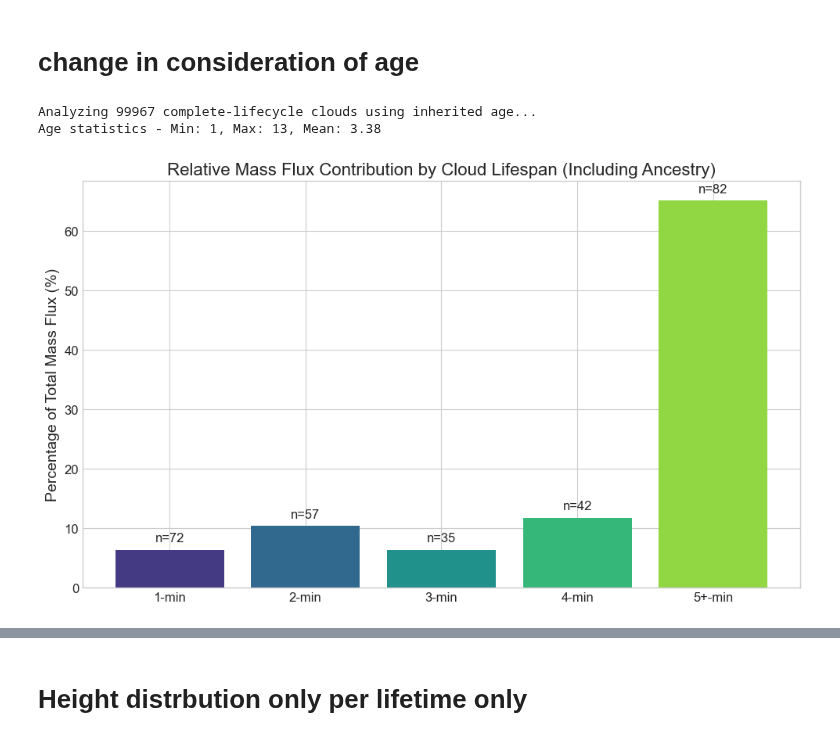
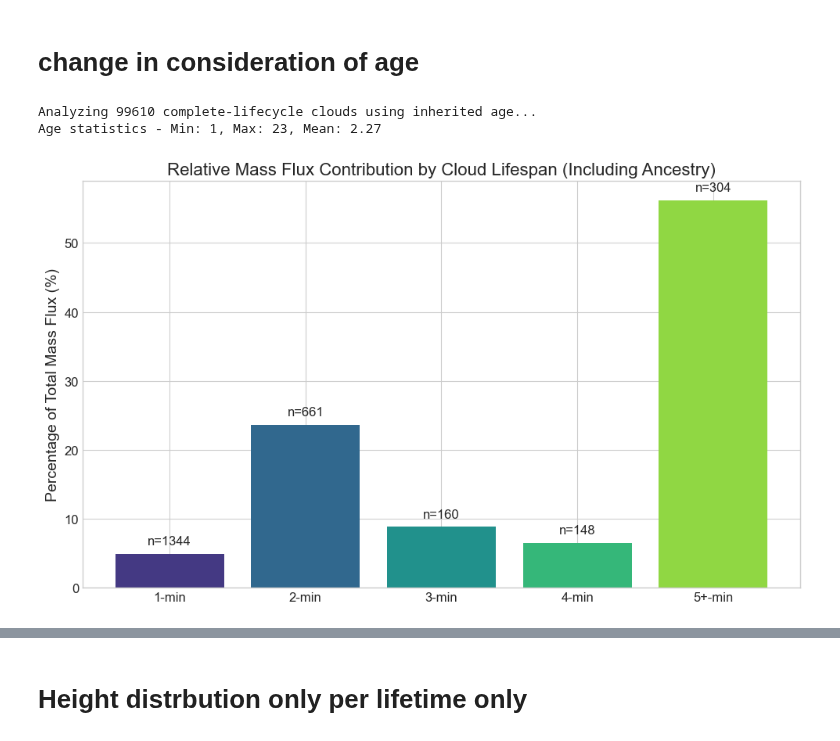
Before and after one commit to jurezgubic/CloudTracking, a Jupyter notebook: analysis/output_analysis_mass_flux.ipynb, the cells around one changed output, grey strips where cells are left out. Saved outputs shown, nothing was run; the diff lists cells and outputs as text; code cells hidden in the pictures.

```diff
--- a/analysis/output_analysis_mass_flux.ipynb
+++ b/analysis/output_analysis_mass_flux.ipynb
@@ -80,7 +80,7 @@ import numpy as np
 import seaborn as sns
 
 # --- 1. Data Loading and Preparation ---
-nc_file = '../cloud_results_temp.nc'
+nc_file = '../cloud_results.nc'
 
 try:
     dataset = Dataset(nc_file, 'r')
@@ -163,36 +163,36 @@ try:
     # Calculate relative contributions
     total_flux = sum(category_fluxes.values())
     relative_contributions = {cat: flux/total_flux*100 if total_flux > 0 else 0
                              for cat, flux in category_fluxes.items()}
 
     # --- 4. Plotting ---
     plt.style.use('seaborn-v0_8-whitegrid')
     plt.figure(figsize=(10, 6))
 
     bars = plt.bar(categories, [relative_contributions[cat] for cat in categories],
                    color=sns.color_palette("viridis", len(categories)))
 
     plt.ylabel('Percentage of Total Mass Flux (%)', fontsize=14)
     plt.title('Relative Mass Flux Contribution by Cloud Lifespan (Including Ancestry)', fontsize=16)
 
     # Add count labels above bars
     for bar, cat in zip(bars, categories):
         count = category_counts[cat]
         plt.text(bar.get_x() + bar.get_width()/2, bar.get_height() + 1,
                 f'n={count}', ha='center', va='bottom', fontsize=12)
 
     plt.xticks(fontsize=12)
     plt.yticks(fontsize=12)
     plt.tight_layout()
     plt.show()
 
 finally:
     if 'dataset' in locals():
         dataset.close()
 # %% [output]
-Analyzing 99967 complete-lifecycle clouds using inherited age...
-Age statistics - Min: 1, Max: 13, Mean: 3.38
+Analyzing 99610 complete-lifecycle clouds using inherited age...
+Age statistics - Min: 1, Max: 23, Mean: 2.27
-[figure, old version]
+[figure, new version]
 # %%
 # Import necessary libraries
 %matplotlib inline
```
Also changed, not shown: parts of 3 cells of this notebook, 3 other files.
